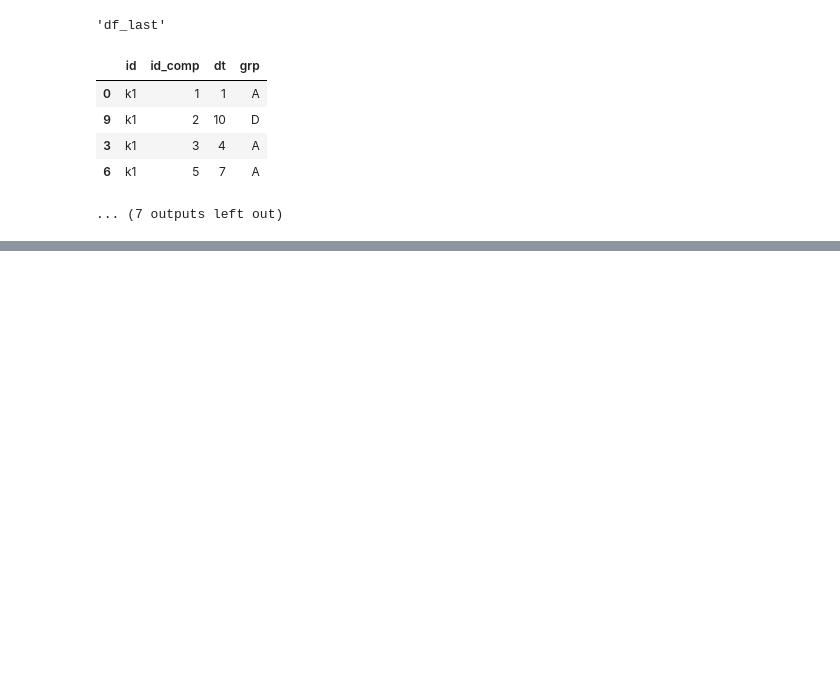
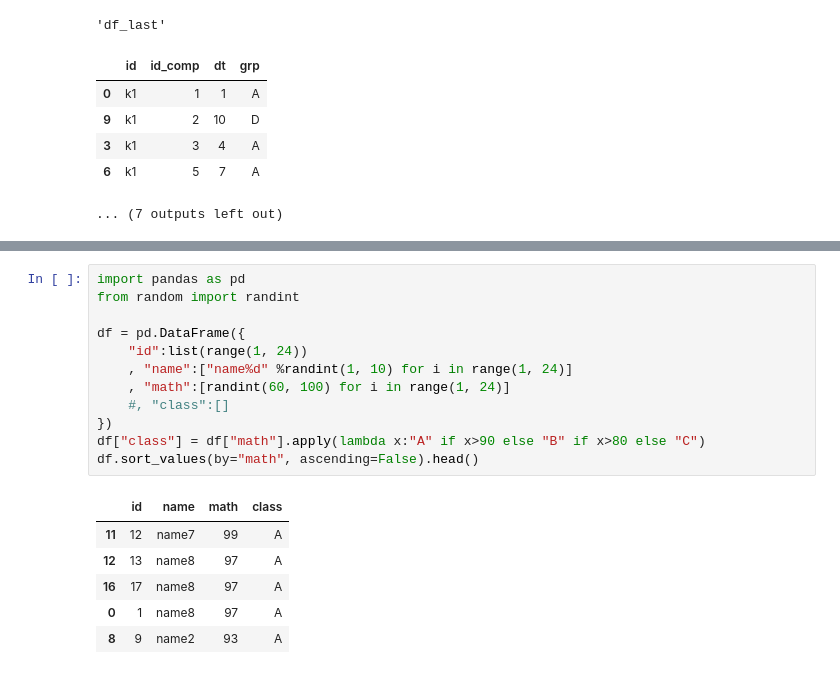
Before and after one commit to xeebudong/notebooks, a Jupyter notebook: 2.python/Python疑难杂症.ipynb, the cells around one changed output, grey strips where cells are left out. Cells and saved outputs as stored; diff of their text form; blank space fills up the shorter version.

```diff
--- a/2.python/Python疑难杂症.ipynb
+++ b/2.python/Python疑难杂症.ipynb
@@ -250,0 +283,19 @@ display(df.groupby("id").apply(deri_vars, method=(2,)))
+# %%
+import pandas as pd
+from random import randint
+
+df = pd.DataFrame({
+    "id":list(range(1, 24))
+    , "name":["name%d" %randint(1, 10) for i in range(1, 24)]
+    , "math":[randint(60, 100) for i in range(1, 24)]
+    #, "class":[]
+})
+df["class"] = df["math"].apply(lambda x:"A" if x>90 else "B" if x>80 else "C")
+df.sort_values(by="math", ascending=False).head()
+# %% [output]
+|  | id | name | math | class |
+| 11 | 12 | name7 | 99 | A |
+| 12 | 13 | name8 | 97 | A |
+| 16 | 17 | name8 | 97 | A |
+| 0 | 1 | name8 | 97 | A |
+| 8 | 9 | name2 | 93 | A |
```
Also changed, not shown: parts of 6 cells of this notebook, 1 other file.
